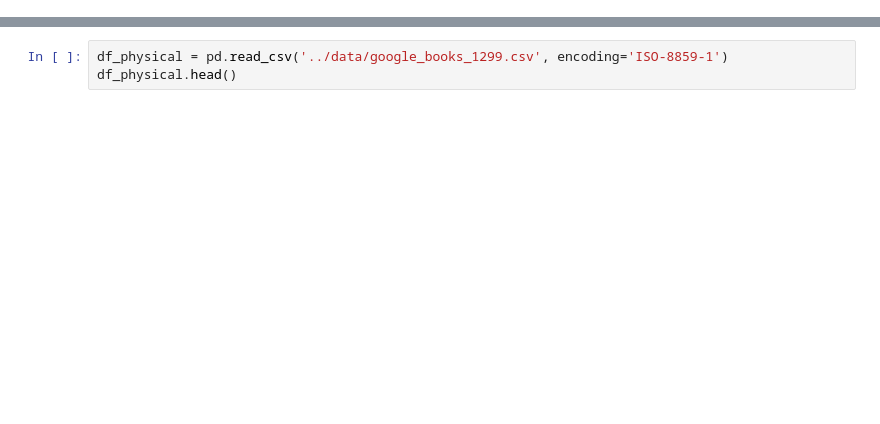
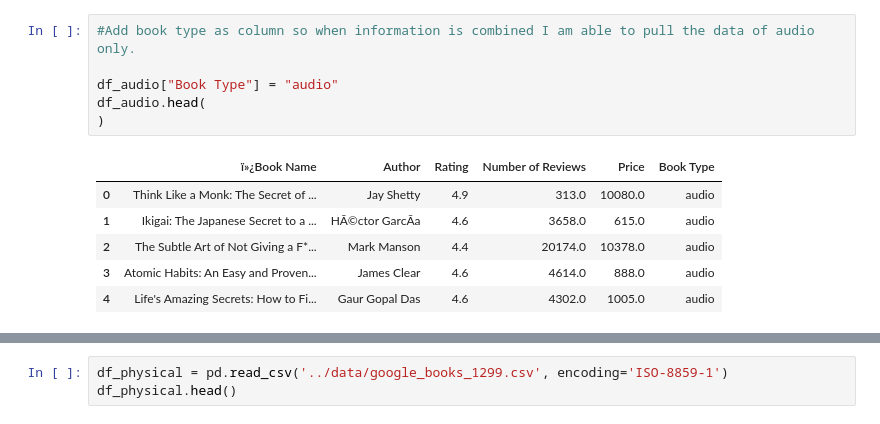
Before and after one commit to laurenmsapp1/comparison_books_audiobooks, a Jupyter notebook: notebooks/comparison_books.ipynb, the cells around one changed output, grey strips where cells are left out. Cells and saved outputs as stored; diff of their text form; blank space fills up the shorter version.

```diff
--- a/notebooks/comparison_books.ipynb
+++ b/notebooks/comparison_books.ipynb
@@ -41,0 +57,13 @@ memory usage: 248.9+ KB
+# %%
+#Add book type as column so when information is combined I am able to pull the data of audio only.
+
+df_audio["Book Type"] = "audio"
+df_audio.head(
+)
+# %% [output]
+|  | ï»¿Book Name | Author | Rating | Number of Reviews | Price | Book Type |
+| 0 | Think Like a Monk: The Secret of ... | Jay Shetty | 4.9 | 313.0 | 10080.0 | audio |
+| 1 | Ikigai: The Japanese Secret to a ... | HÃ©ctor GarcÃ­a | 4.6 | 3658.0 | 615.0 | audio |
+| 2 | The Subtle Art of Not Giving a F*... | Mark Manson | 4.4 | 20174.0 | 10378.0 | audio |
+| 3 | Atomic Habits: An Easy and Proven... | James Clear | 4.6 | 4614.0 | 888.0 | audio |
+| 4 | Life's Amazing Secrets: How to Fi... | Gaur Gopal Das | 4.6 | 4302.0 | 1005.0 | audio |
```
Also changed, not shown: parts of 24 cells of this notebook.
